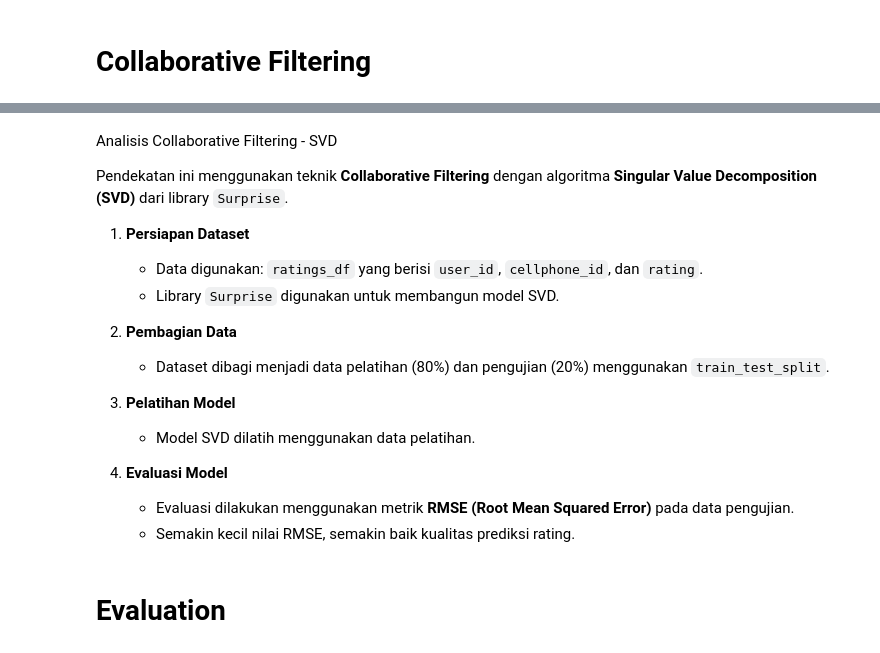
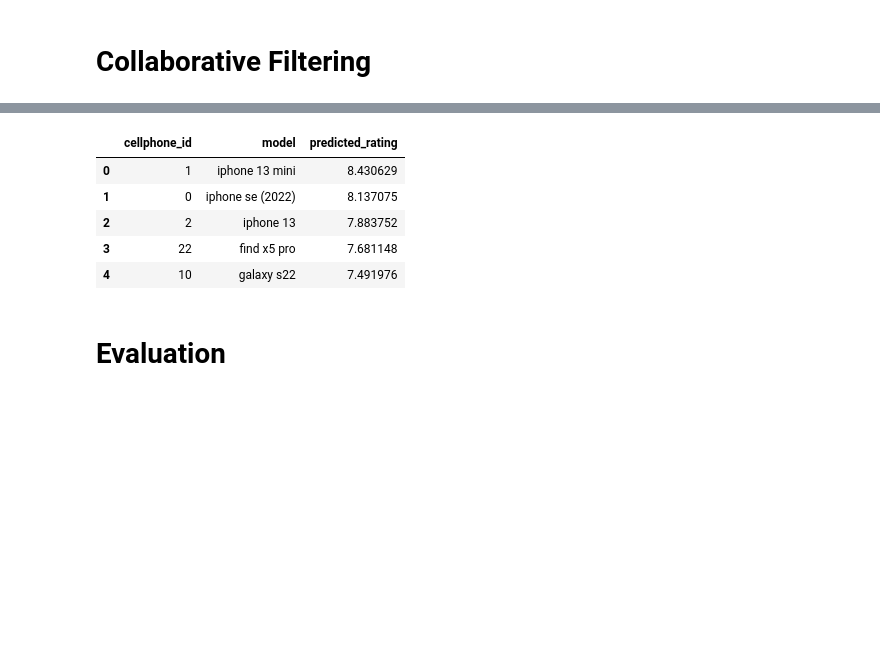
Before and after one commit to dvaikhsn/Cellphone-Recommendation-System, a Jupyter notebook: Dava_Ikhsan_R_Machine_Learning_Terapan_2.ipynb, the cells around one changed output, grey strips where cells are left out. Saved outputs shown, nothing was run; the diff lists cells and outputs as text; code cells hidden in the pictures; blank space fills up the shorter version.

```diff
--- a/Dava_Ikhsan_R_Machine_Learning_Terapan_2.ipynb
+++ b/Dava_Ikhsan_R_Machine_Learning_Terapan_2.ipynb
@@ -794,0 +764,3 @@ Dataset ini merupakan hasil penggabungan dari tiga sumber data utama: `users_df`
+# %%
+#Pemilihan Kolom Penting:
+ratings_df = ratings_df[['user_id', 'cellphone_id', 'rating']]
@@ -794,0 +769,6 @@ Dataset ini merupakan hasil penggabungan dari tiga sumber data utama: `users_df`
+# %%
+#Format Data untuk Surprise Library:
+from surprise import Dataset, Reader
+
+reader = Reader(rating_scale=(1, 10))
+data = Dataset.load_from_df(ratings_df, reader)
@@ -893,21 +834,44 @@ RMSE: 2.1829
-# %% [markdown]
- Analisis Collaborative Filtering - SVD
-
-Pendekatan ini menggunakan teknik **Collaborative Filtering** dengan algoritma **Singular Value Decomposition (SVD)** dari library `Surprise`.
-
-1. **Persiapan Dataset**
-   - Data digunakan: `ratings_df` yang berisi `user_id`, `cellphone_id`, dan `rating`.
-   - Library `Surprise` digunakan untuk membangun model SVD.
-
-2. **Pembagian Data**
-   - Dataset dibagi menjadi data pelatihan (80%) dan pengujian (20%) menggunakan `train_test_split`.
-
-3. **Pelatihan Model**
-   - Model SVD dilatih menggunakan data pelatihan.
-
-4. **Evaluasi Model**
-   - Evaluasi dilakukan menggunakan metrik **RMSE (Root Mean Squared Error)** pada data pengujian.
-   - Semakin kecil nilai RMSE, semakin baik kualitas prediksi rating.
+# %%
+from surprise import SVD, Dataset, Reader
+from surprise.model_selection import train_test_split as surprise_train_test_split
+
+# Format ulang data ratings ke format Surprise
+reader = Reader(rating_scale=(1, 10))
+data = Dataset.load_from_df(ratings_df[['user_id', 'cellphone_id', 'rating']], reader)
+
+# Split data (80% train, 20% test)
+trainset, testset = surprise_train_test_split(data, test_size=0.2, random_state=42)
+
+# Inisialisasi dan latih model SVD
+svd_model = SVD()
+svd_model.fit(trainset)
+
+# Fungsi untuk mendapatkan top-N rekomendasi bagi user tertentu
+def get_top_n_recommendations(model, user_id, products_df, ratings_df, n=5):
+    rated_items = ratings_df[ratings_df['user_id'] == user_id]['cellphone_id'].tolist()
+    unrated_items = products_df[~products_df['cellphone_id'].isin(rated_items)]['cellphone_id'].tolist()
+
+    # Prediksi rating untuk produk yang belum dirating
+    predictions = [(iid, model.predict(user_id, iid).est) for iid in unrated_items]
+    top_n = sorted(predictions, key=lambda x: x[1], reverse=True)[:n]
+
+    result = []
+    for iid, pred_rating in top_n:
+        model_name = products_df[products_df['cellphone_id'] == iid]['model'].values[0]
+        result.append((iid, model_name, pred_rating))
+
+    return pd.DataFrame(result, columns=['cellphone_id', 'model', 'predicted_rating'])
+
+# Contoh rekomendasi untuk user 1
+top_recommendations_cf = get_top_n_recommendations(svd_model, user_id=1, products_df=products_df, ratings_df=ratings_df, n=5)
+top_recommendations_cf
+# %% [output]
+|  | cellphone_id | model | predicted_rating |
+| 0 | 1 | iphone 13 mini | 8.430629 |
+| 1 | 0 | iphone se (2022) | 8.137075 |
+| 2 | 2 | iphone 13 | 7.883752 |
+| 3 | 22 | find x5 pro | 7.681148 |
+| 4 | 10 | galaxy s22 | 7.491976 |
 # %% [markdown]
 # **Evaluation**
 # %% [markdown]
```
Also changed, not shown: parts of 39 cells of this notebook, 1 other file.
